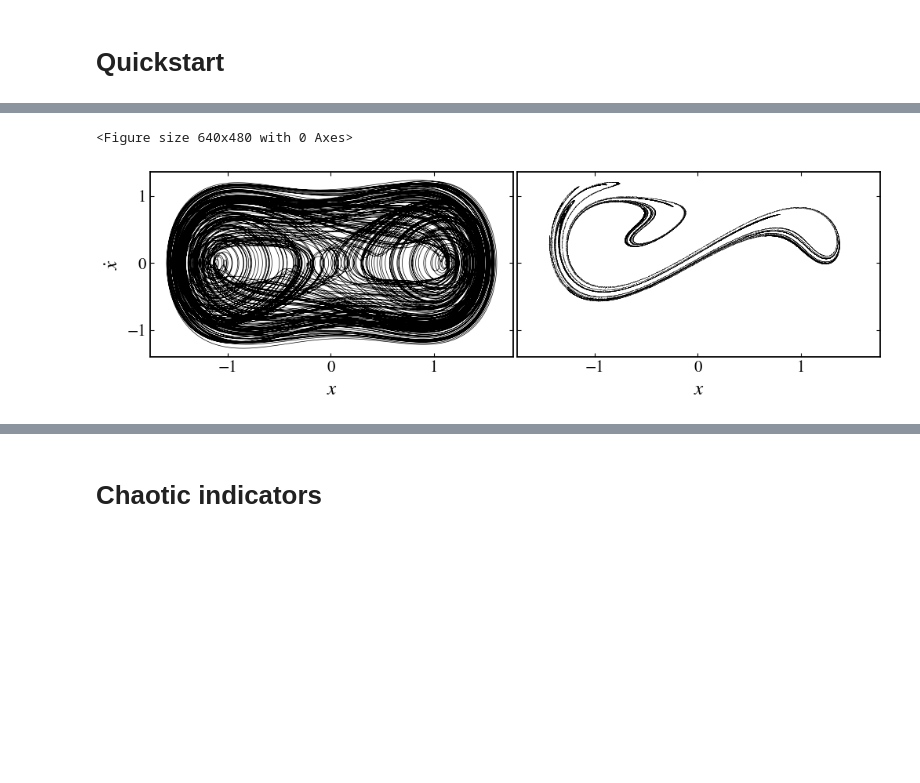
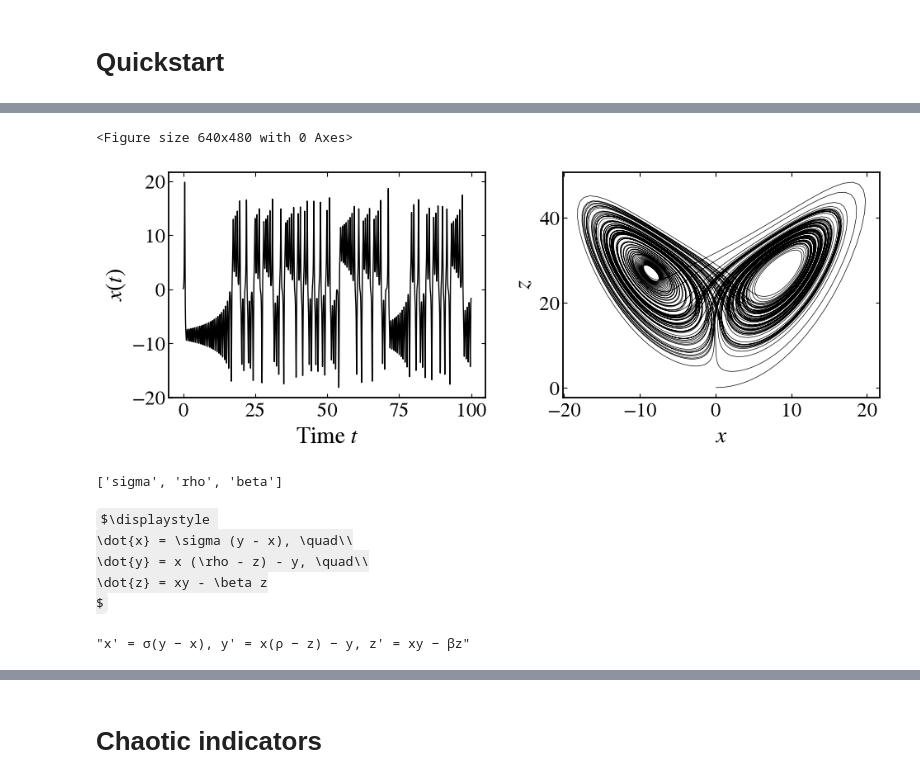
Before and after one commit to mrolims/pynamicalsys, a Jupyter notebook: docs/source/_static/continuous_dynamical_system_tutorial.ipynb, the cells around one changed output, grey strips where cells are left out. Drawn from its saved outputs; the diff is of its cells as text; code cells hidden in the pictures; some formulas as TeX source; blank space fills up the shorter version.

Commit message:
docs: revamp continuous dynamical systems tutorial notebook

```diff
--- a/docs/source/_static/continuous_dynamical_system_tutorial.ipynb
+++ b/docs/source/_static/continuous_dynamical_system_tutorial.ipynb
@@ -279,18 +6,45 @@ sm = ds.stroboscopic_map(u0, num_samples, sampling_time=T, parameters=parameters
-# %%
-ps = PlotStyler(fontsize=18, linewidth=0.5, markersize=0.25, markeredgewidth=0)
-ps.apply_style()
-
-fig, ax = plt.subplots(1, 2, sharex=True, sharey=True, figsize=(10, 3))
-
-ax[0].plot(trajectory[:, 1], trajectory[:, 2], "k-")
-ax[1].plot(sm[:, 1], sm[:, 2], "ko")
-
-ax[0].set_xlabel("$x$")
-ax[1].set_xlabel("$x$")
-ax[0].set_ylabel(r"$\dot{x}$")
-
-plt.tight_layout(pad=0.2)
-plt.savefig(f"{path_figures}/duffing_stroboscopic_map.png", dpi=400)
-# %% [output]
-<Figure size 640x480 with 0 Axes>
-[figure, removed]
+# %%
+import matplotlib.pyplot as plt
+from pynamicalsys import ContinuousDynamicalSystem as cds, PlotStyler
+
+system = cds(model="lorenz system")
+system.set_parameters([10.0, 28.0, 8.0 / 3.0])  # sigma, rho, beta
+system.integrator("rk4", time_step=0.01)
+
+initial_state = [0.1, 0.1, 0.1]  # x, y, z
+trajectory = system.trajectory(initial_state, total_time=100.0)
+
+time = trajectory[:, 0]
+x = trajectory[:, 1]
+z = trajectory[:, 3]
+
+ps = PlotStyler()
+ps.apply_style()
+fig, ax = plt.subplots(1, 2, figsize=(10, 4))
+ax[0].plot(time, x, "k")
+ax[0].set_xlabel("Time $t$")
+ax[0].set_ylabel("$x(t)$")
+ax[1].plot(x, z, "k", lw=0.5)
+ax[1].set_xlabel("$x$")
+ax[1].set_ylabel("$z$")
+fig.tight_layout()
+plt.savefig(f"{path_figures}/quickstart_lorenz.png", dpi=400, bbox_inches="tight")
+# %% [output]
+<Figure size 640x480 with 0 Axes>
+[figure, added]
+# %%
+system.info["parameters"]
+# %% [output]
+['sigma', 'rho', 'beta']
+# %%
+system.info["equation"]
+# %% [output]
+$\displaystyle
+        \dot{x} = \sigma (y - x), \quad\\
+        \dot{y} = x (\rho - z) - y, \quad\\
+        \dot{z} = xy - \beta z
+        $
+# %%
+system.info["equation_readable"]
+# %% [output]
+"x' = σ(y − x), y' = x(ρ − z) − y, z' = xy − βz"
```
Also changed, not shown: parts of 173 cells of this notebook.
